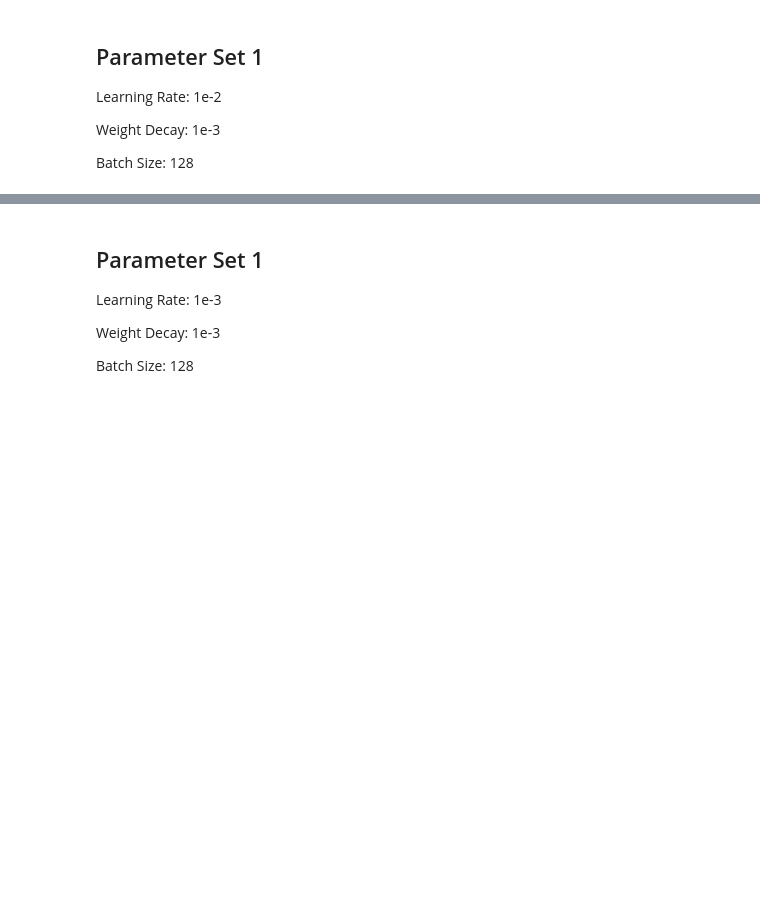
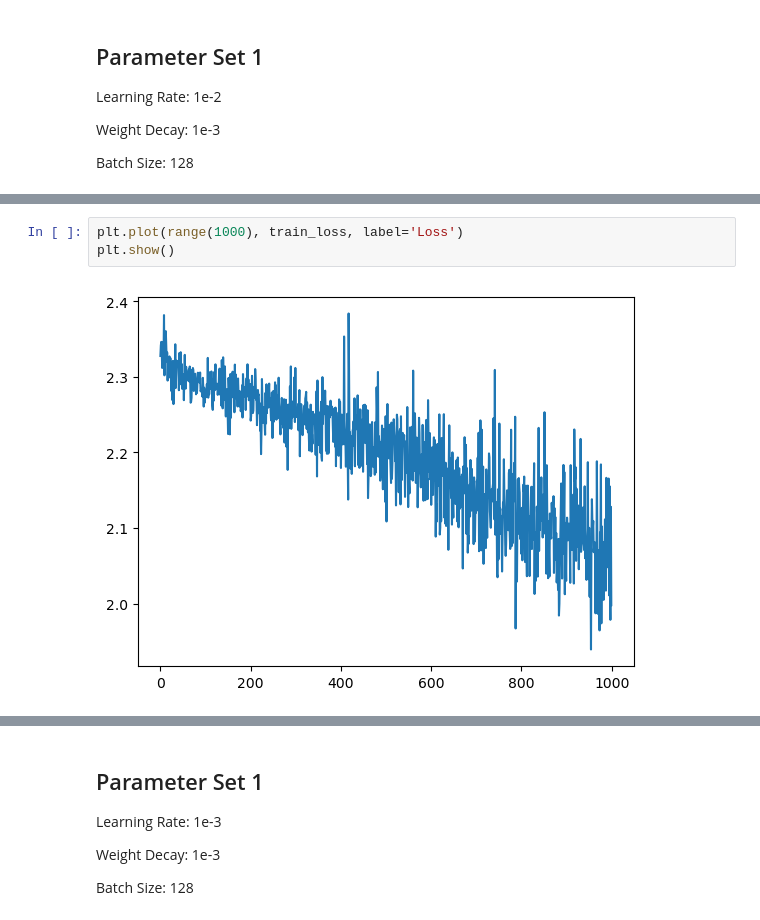
Before and after one commit to ss-cosmos-hue/cos429, a Jupyter notebook: assignment3/initial/starter.ipynb, the cells around one changed output, grey strips where cells are left out. Drawn from its saved outputs; the diff is of its cells as text; blank space fills up the shorter version.

```diff
--- a/assignment3/initial/starter.ipynb
+++ b/assignment3/initial/starter.ipynb
@@ -153,2 +171,7 @@ SystemError: PyEval_EvalFrameEx returned a result with an error set
+# %%
+plt.plot(range(1000), train_loss, label='Loss')
+plt.show()
+# %% [output]
+[figure, added]
 # %%
 #test
```
Also changed, not shown: parts of 13 cells of this notebook.
